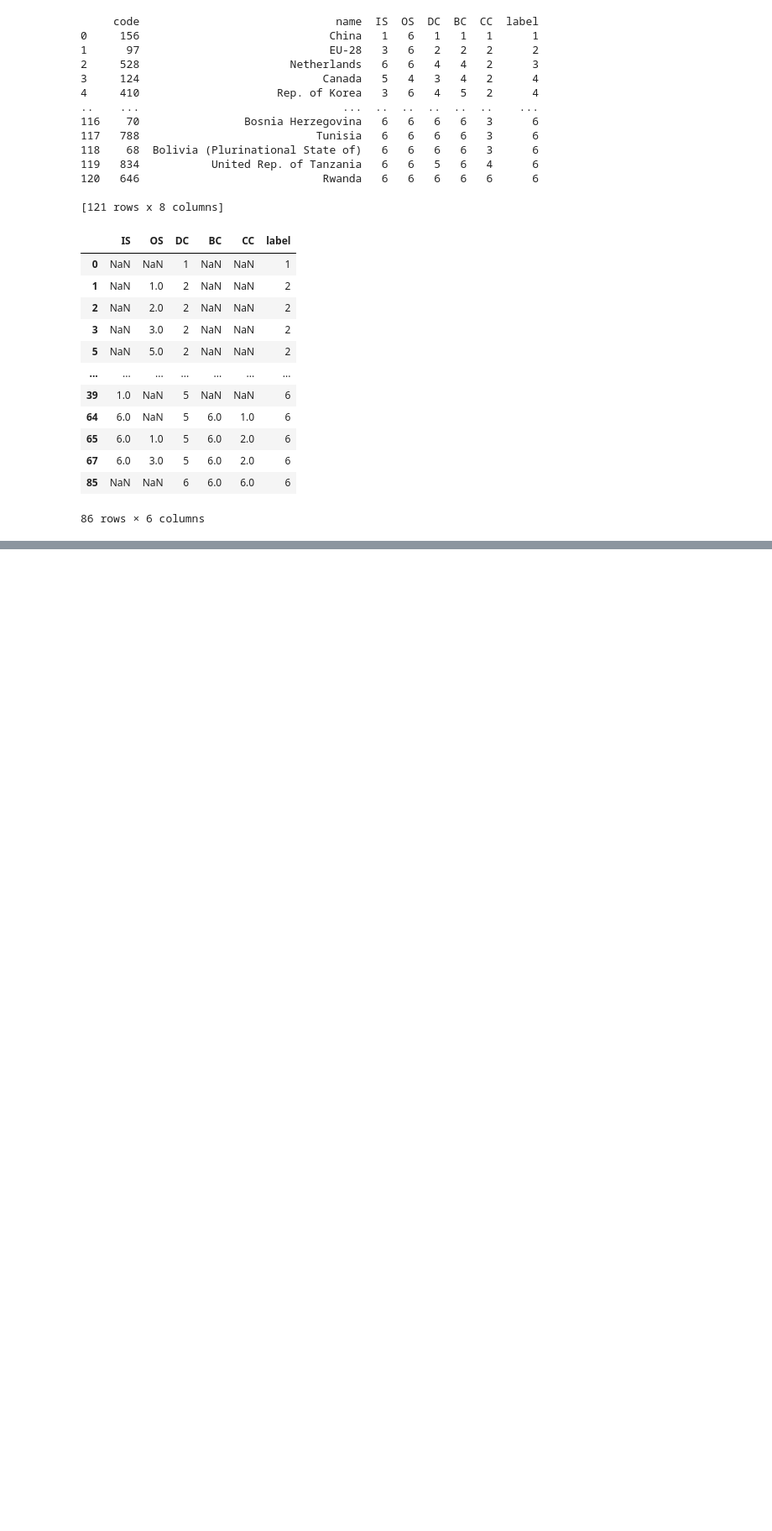
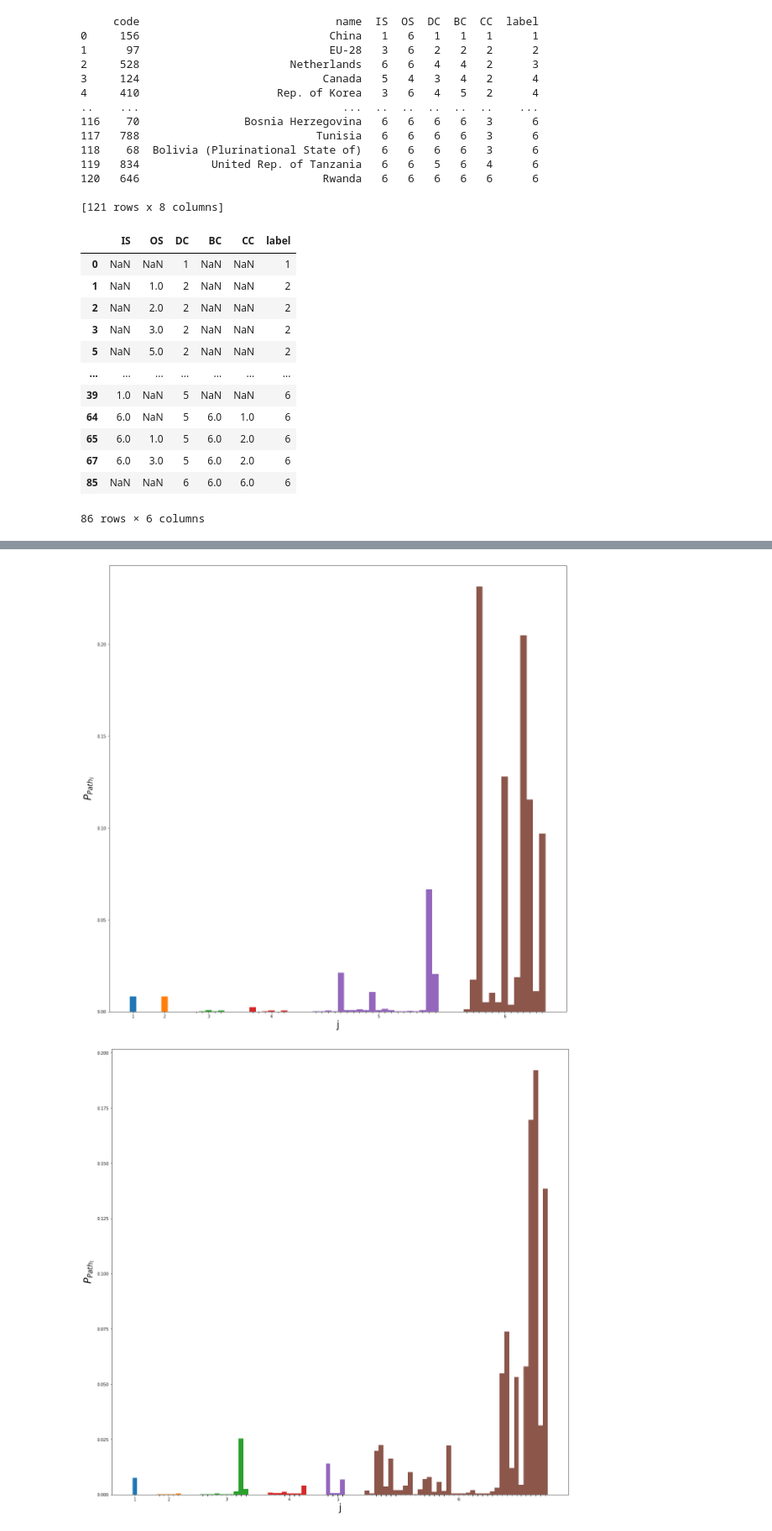
Before and after one commit to iLnezoH/cooper-trade, a Jupyter notebook: chart.ipynb, the cells around one changed output, grey strips where cells are left out. Shown at 84% size. Saved outputs shown, nothing was run; the diff lists cells and outputs as text; code cells hidden in the pictures; blank space fills up the shorter version.

```diff
--- a/chart.ipynb
+++ b/chart.ipynb
@@ -51,6 +51,9 @@ report_16.show_nodes_attribute()
 120   646                            Rwanda   6   6   6   6   6      6
 
 [121 rows x 8 columns]
+# %%
+for report in reports:
+    report.set_attribute_probability()
 # %%
 pd.DataFrame(report_19.decision_list)[report_19.attribute_names + ['label']].sort_values('label')
 # %% [output]
@@ -85,0 +82,6 @@ pd.DataFrame(attribute_distribute)
+# %%
+for report in reports:
+    report.decision_probability_bar()
+# %% [output]
+[figure, added]
+[figure, added]
```
Also changed, not shown: parts of 5 cells of this notebook, 3 other files.
